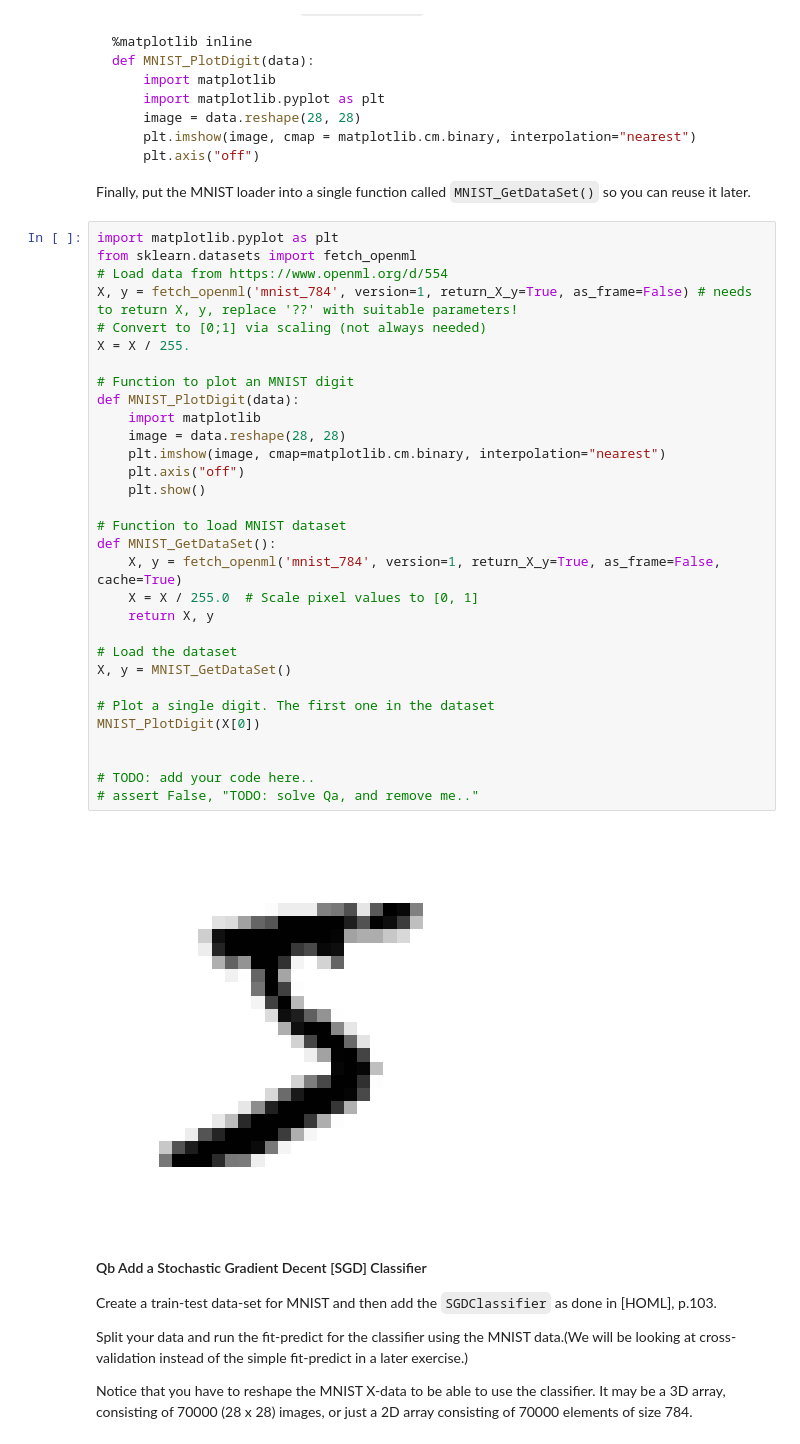
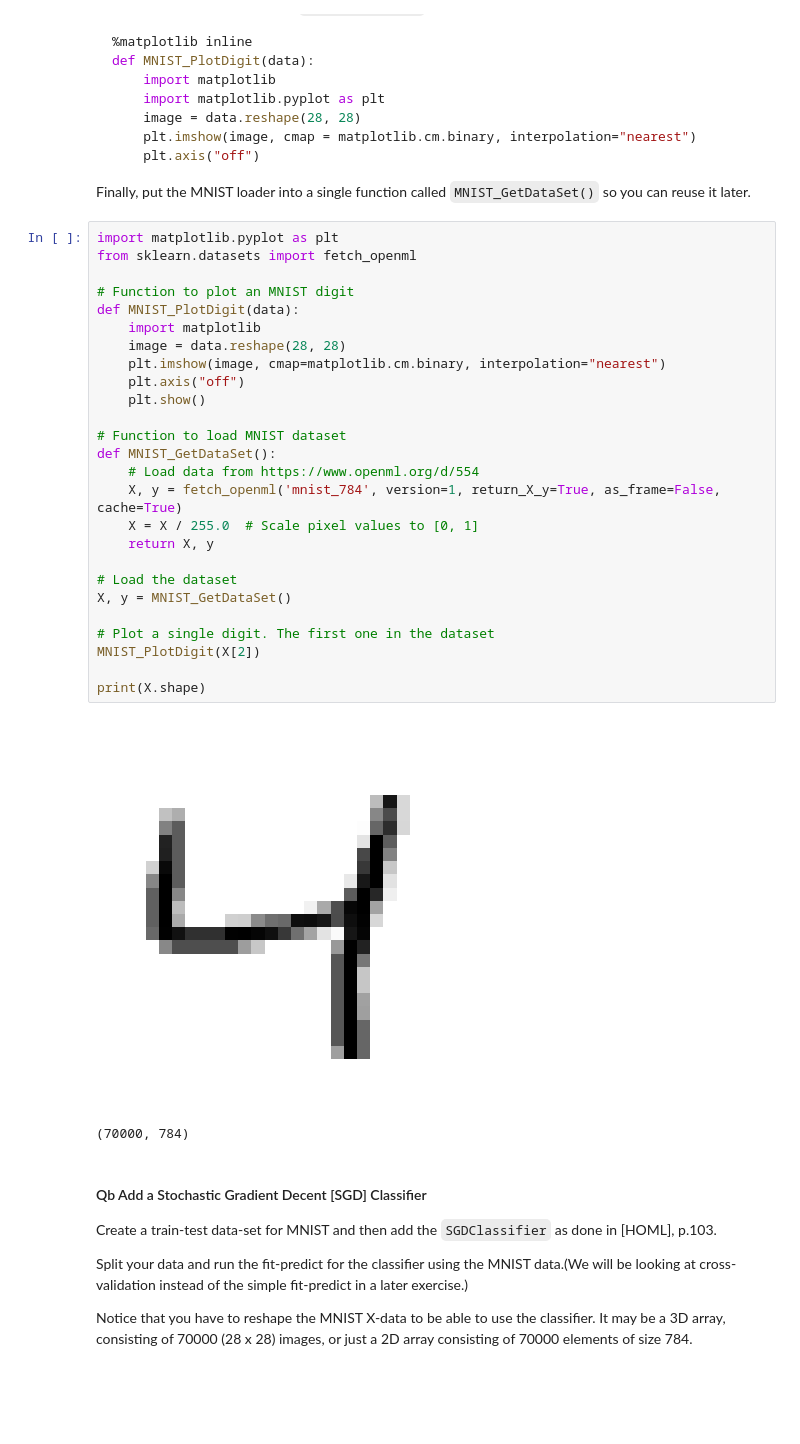
Before and after one commit to JonasGjorupEriksen/SWMAL_Group1, a Jupyter notebook: L02/dummy_classifier.ipynb, the cells around one changed output. Saved outputs shown, nothing was run; the diff lists cells and outputs as text; blank space fills up the shorter version.

```diff
--- a/L02/dummy_classifier.ipynb
+++ b/L02/dummy_classifier.ipynb
@@ -35,36 +35,32 @@ Finally, put the MNIST loader into a single function called `MNIST_GetDataSet()`
 # %%
 import matplotlib.pyplot as plt
 from sklearn.datasets import fetch_openml
-# Load data from https://www.openml.org/d/554
-X, y = fetch_openml('mnist_784', version=1, return_X_y=True, as_frame=False) # needs to return X, y, replace '??' with suitable parameters!
-# Convert to [0;1] via scaling (not always needed)
-X = X / 255.
 
 # Function to plot an MNIST digit
 def MNIST_PlotDigit(data):
     import matplotlib
     image = data.reshape(28, 28)
     plt.imshow(image, cmap=matplotlib.cm.binary, interpolation="nearest")
     plt.axis("off")
     plt.show()
 
 # Function to load MNIST dataset
 def MNIST_GetDataSet():
+    # Load data from https://www.openml.org/d/554
     X, y = fetch_openml('mnist_784', version=1, return_X_y=True, as_frame=False, cache=True)
     X = X / 255.0  # Scale pixel values to [0, 1]
     return X, y
 
 # Load the dataset
 X, y = MNIST_GetDataSet()
 
 # Plot a single digit. The first one in the dataset
-MNIST_PlotDigit(X[0])
+MNIST_PlotDigit(X[2])
 
-
-# TODO: add your code here..
-# assert False, "TODO: solve Qa, and remove me.."
+print(X.shape)
 # %% [output]
-[figure, old version]
+[figure, new version]
+(70000, 784)
 # %% [markdown]
 #### Qb  Add a Stochastic Gradient Decent [SGD] Classifier
 
```
Also changed, not shown: parts of 2 cells of this notebook.
